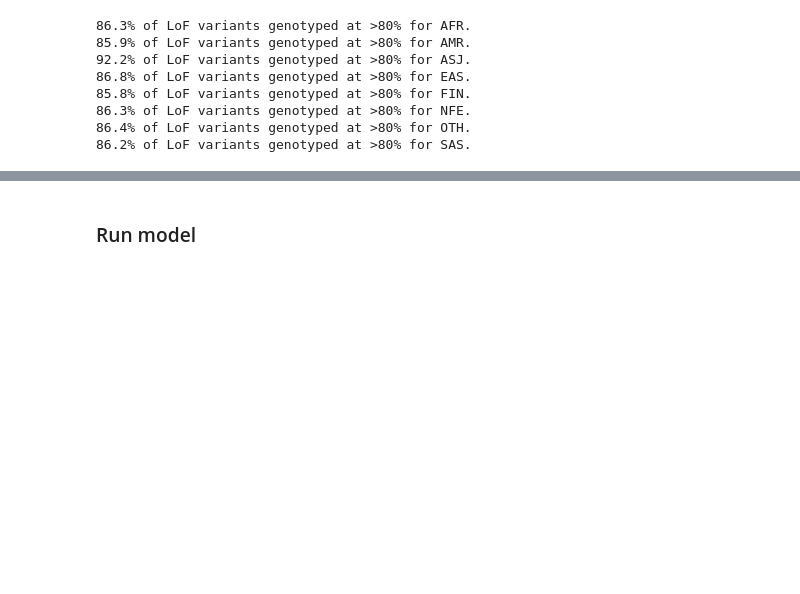
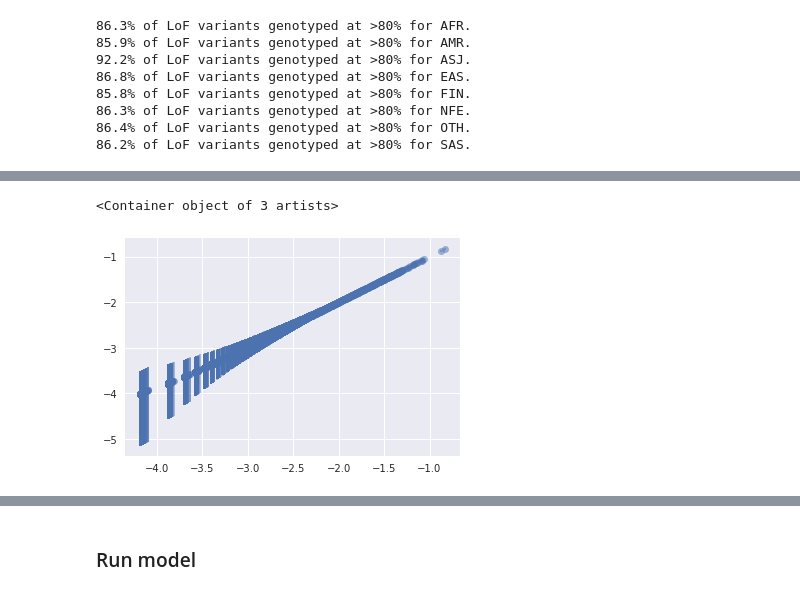
Before and after one commit to rivas-lab/lof-enrichment, a Jupyter notebook: notebooks/LoF Enrichment Analysis.ipynb, the cells around one changed output, grey strips where cells are left out. Cells and saved outputs as stored; diff of their text form; code cells hidden in the pictures; blank space fills up the shorter version.

```diff
--- a/notebooks/LoF Enrichment Analysis.ipynb
+++ b/notebooks/LoF Enrichment Analysis.ipynb
@@ -258,0 +345,4 @@ hpd05 = [stats.beta(a + lof_gene.ix[i, 'AC_AFR'],
+# %%
+res = res.sort_values(by='af_orig')
+tdf = np.log10(res[res['af_orig'] != 0])
+tdf.head()
@@ -258,0 +357,11 @@ hpd05 = [stats.beta(a + lof_gene.ix[i, 'AC_AFR'],
+# %%
+# If a sequence of shape 2xN, errorbars are drawn at -row1 and +row2 relative to the data.
+row1 = tdf['af'] - tdf['hpd97.5']
+row2 = -1 * (tdf['af'] - tdf['hpd2.5']).abs()
+#row2 = [0 for x in row1.index]
+plt.errorbar(tdf['af_orig'], tdf['af'],
+             fmt='o', alpha=0.5,
+             yerr=[row1, row2])
+# %% [output]
+<Container object of 3 artists>
+[figure, added]
```
Also changed, not shown: parts of 27 cells of this notebook, 1 other file.
